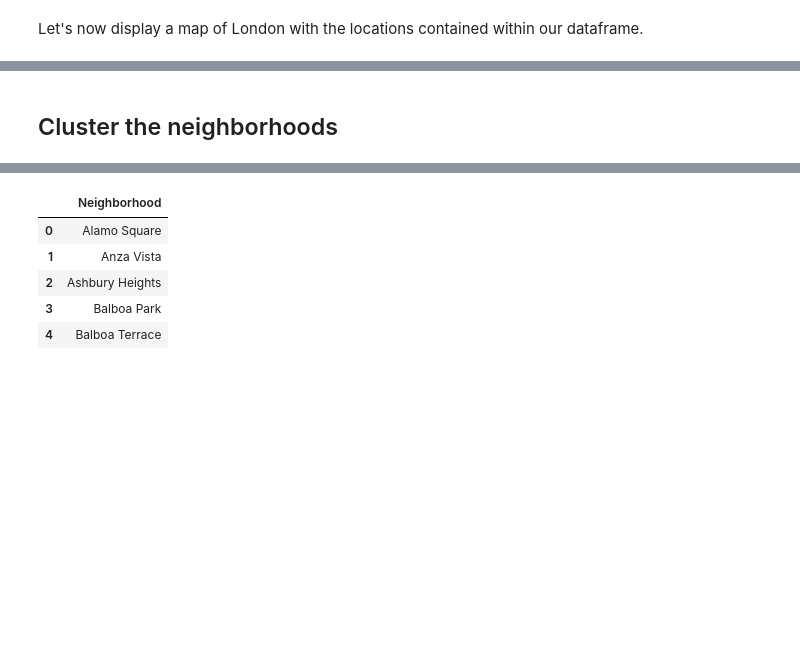
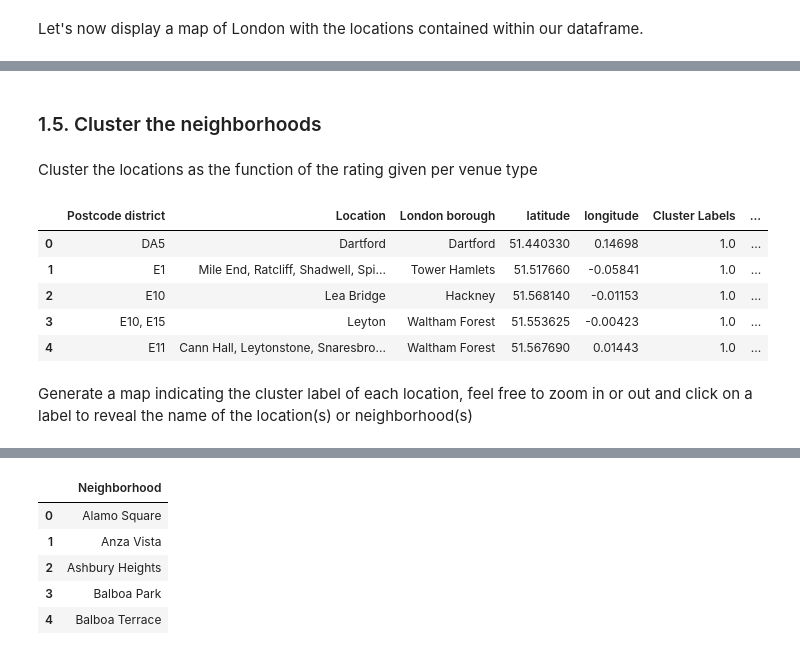
Before and after one commit to yjthoo/Coursera_Capstone, a Jupyter notebook: TravelRecommendation_notebook.ipynb, the cells around one changed output, grey strips where cells are left out. Saved outputs shown, nothing was run; the diff lists cells and outputs as text; code cells hidden in the pictures; blank space fills up the shorter version.

Commit message:
Cleaning up the notebook and putting everything into functions

```diff
--- a/TravelRecommendation_notebook.ipynb
+++ b/TravelRecommendation_notebook.ipynb
@@ -374,23 +381,23 @@ def return_most_common_venues(row, num_top_venues):
 
     return row_categories_sorted.index.values[0:num_top_venues]
 # %%
-num_top_venues = 10
+def determineMostCommonVenues(data_grouped, colName = 'Location', num_top_venues = 10):
 
-indicators = ['st', 'nd', 'rd']
+    indicators = ['st', 'nd', 'rd']
 
-# create columns according to number of top venues
-columns = ['Location']
-for ind in np.arange(num_top_venues):
-    try:
-        columns.append('{}{} Most Common Venue'.format(ind+1, indicators[ind]))
-    except:
-        columns.append('{}th Most Common Venue'.format(ind+1))
+    # create columns according to number of top venues
+    columns = [colName]
+    for ind in np.arange(num_top_venues):
+        try:
+            columns.append('{}{} Most Common Venue'.format(ind+1, indicators[ind]))
+        except:
+            columns.append('{}th Most Common Venue'.format(ind+1))
 
-# create a new dataframe
-neighborhoods_venues_sorted = pd.DataFrame(columns=columns)
-neighborhoods_venues_sorted['Location'] = london_grouped['Location']
+    # create a new dataframe
+    neighborhoods_venues_sorted = pd.DataFrame(columns=columns)
+    neighborhoods_venues_sorted[colName] = data_grouped[colName]
 
-for ind in np.arange(london_grouped.shape[0]):
-    neighborhoods_venues_sorted.iloc[ind, 1:] = return_most_common_venues(london_grouped.iloc[ind, :], num_top_venues)
+    for ind in np.arange(data_grouped.shape[0]):
+        neighborhoods_venues_sorted.iloc[ind, 1:] = return_most_common_venues(data_grouped.iloc[ind, :], num_top_venues)
 
-neighborhoods_venues_sorted.head()
+    return neighborhoods_venues_sorted
@@ -396,0 +406,3 @@ neighborhoods_venues_sorted.head()
+# %%
+london_neighborhoods_venues_sorted = determineMostCommonVenues(london_grouped, colName = 'Location')
+london_neighborhoods_venues_sorted.head()
@@ -397,10 +416,14 @@ neighborhoods_venues_sorted.head()
 # %% [markdown]
-## Cluster the neighborhoods
+### 1.5. Cluster the neighborhoods
 # %%
-def clusterDataAndAddLabel(data, data_grouped, nb_clusters = 5):
+def clusterDataAndAddLabel(data, data_grouped, neighborhoods_venues_sorted, colName = 'Location', nb_clusters = 5):
+
+    '''
+    Cluster the locations as the function of the rating given per venue type
+    '''
 
     # Drop the 'Neighborhood' column
-    data_clustering = data_grouped.drop('Location', 1).copy()
+    data_clustering = data_grouped.drop(colName, 1).copy()
 
     # run k-means clustering
     kmeans = KMeans(n_clusters=nb_clusters, random_state=42).fit(data_clustering)
@@ -411,11 +434,20 @@ def clusterDataAndAddLabel(data, data_grouped, nb_clusters = 5):
     data_merged = data.copy()
 
     # merge data_grouped with data to add latitude/longitude for each neighborhood
-    data_merged = data_merged.join(neighborhoods_venues_sorted.set_index('Location'), on='Location')
+    data_merged = data_merged.join(neighborhoods_venues_sorted.set_index(colName), on=colName)
 
     return data_merged
+# %% [markdown]
+Cluster the locations as the function of the rating given per venue type
 # %%
 k_clusters = 10
-london_merged = clusterDataAndAddLabel(df, london_grouped, nb_clusters = k_clusters)
+london_merged = clusterDataAndAddLabel(df, london_grouped, london_neighborhoods_venues_sorted, nb_clusters = k_clusters)
 london_merged.head()
+# %% [output]
+|  | Postcode district | Location | London borough | latitude | longitude | Cluster Labels | ... |
+| 0 | DA5 | Dartford | Dartford | 51.440330 | 0.14698 | 1.0 | ... |
+| 1 | E1 | Mile End, Ratcliff, Shadwell, Spi... | Tower Hamlets | 51.517660 | -0.05841 | 1.0 | ... |
+| 2 | E10 | Lea Bridge | Hackney | 51.568140 | -0.01153 | 1.0 | ... |
+| 3 | E10, E15 | Leyton | Waltham Forest | 51.553625 | -0.00423 | 1.0 | ... |
+| 4 | E11 | Cann Hall, Leytonstone, Snaresbro... | Waltham Forest | 51.567690 | 0.01443 | 1.0 | ... |
 # %%
@@ -446,0 +482,2 @@ map_clusters
+# %% [markdown]
+Generate a map indicating the cluster label of each location, feel free to zoom in or out and click on a label to reveal the name of the location(s) or neighborhood(s)
```
Also changed, not shown: parts of 36 cells of this notebook.
